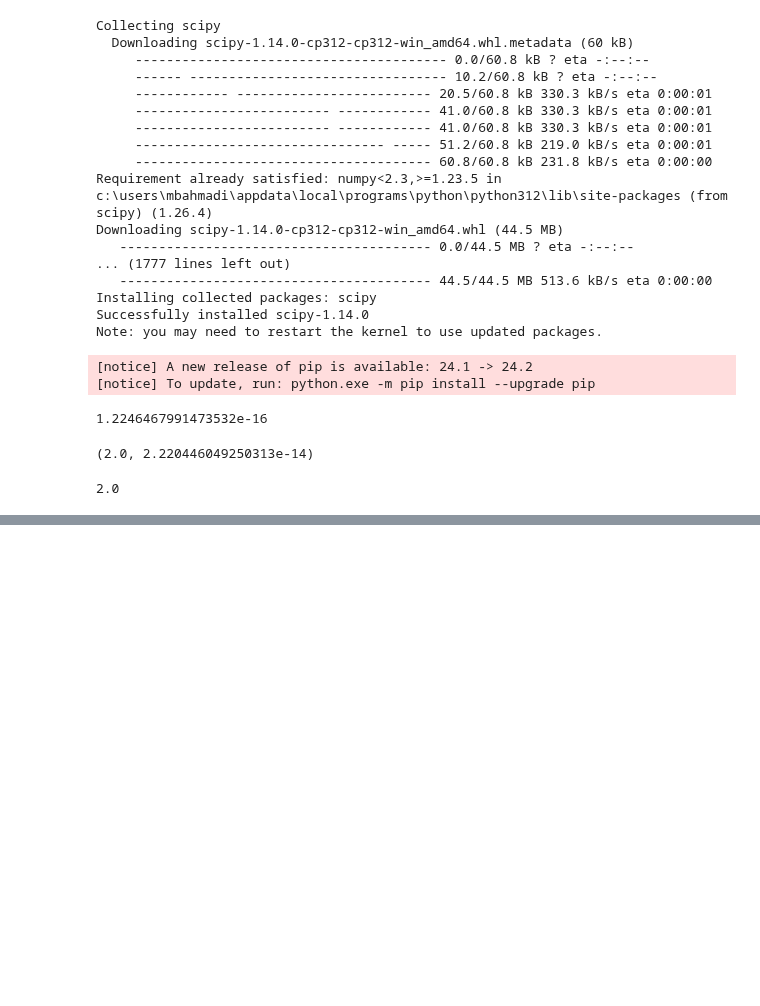
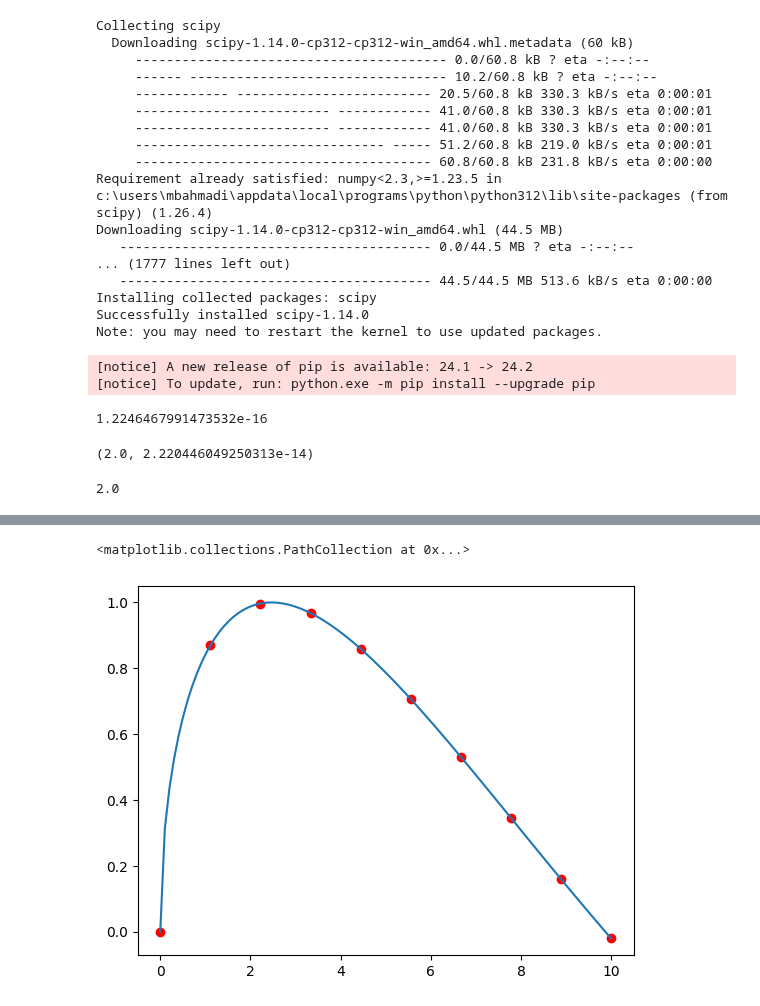
Before and after one commit to MBAhmadi/ML-Learning, a Jupyter notebook: OnAcademy24_Introduction_to_Python_programming_E27_240706.ipynb, the cells around one changed output, grey strips where cells are left out. Cells and saved outputs as stored; diff of their text form; code cells hidden in the pictures; blank space fills up the shorter version.

```diff
--- a/OnAcademy24_Introduction_to_Python_programming_E27_240706.ipynb
+++ b/OnAcademy24_Introduction_to_Python_programming_E27_240706.ipynb
@@ -2759,0 +2809,3 @@ np.cos(0)-np.cos(np.pi)
+# %%
+a = np.linspace(0, 10, 10)
+y_a = np.sin(np.sqrt(a))
@@ -2759,0 +2821,6 @@ np.cos(0)-np.cos(np.pi)
+# %%
+plt.plot(x,y)
+plt.scatter(a, y_a, c='red')
+# %% [output]
+<matplotlib.collections.PathCollection at 0x...>
+[figure, added]
```
Also changed, not shown: parts of 11 cells of this notebook.
